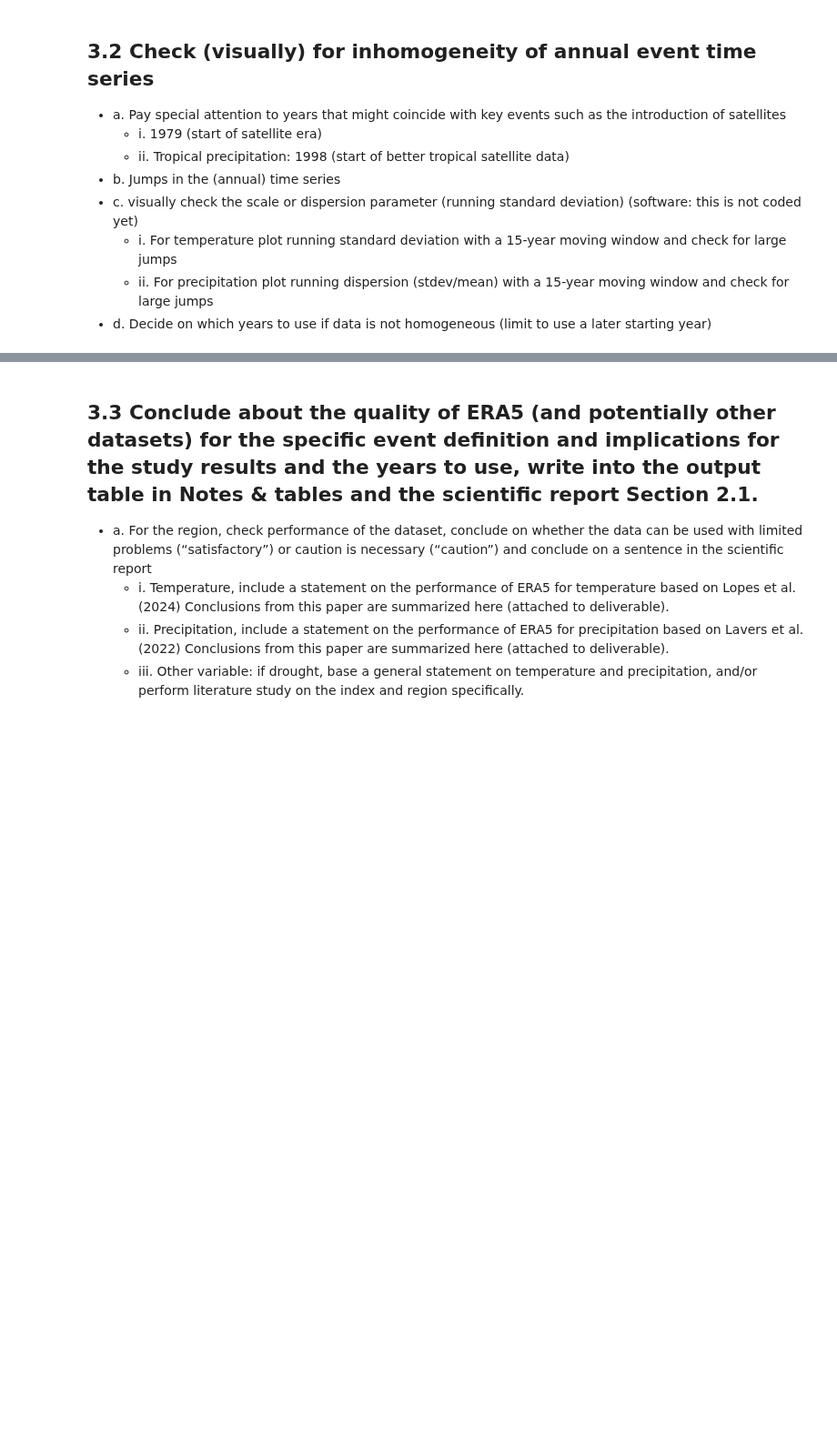
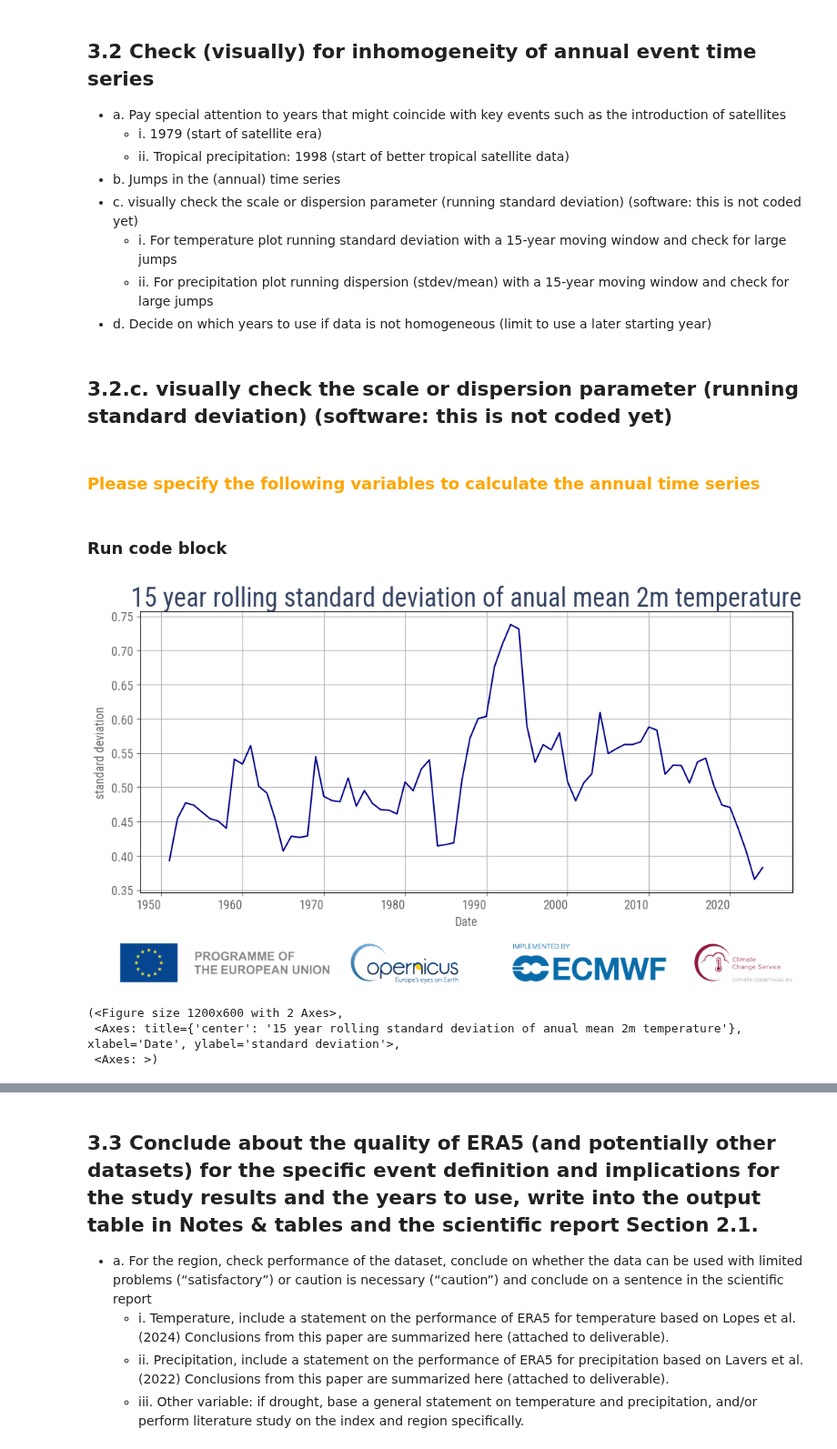
Before and after one commit to izpinto/c3s-451, a Jupyter notebook: library/C3S_TrendAnalysis.ipynb, the cells around one changed output, grey strips where cells are left out. Shown at 91% size. Cells and saved outputs as stored; diff of their text form; code cells hidden in the pictures; blank space fills up the shorter version.

```diff
--- a/library/C3S_TrendAnalysis.ipynb
+++ b/library/C3S_TrendAnalysis.ipynb
@@ -15,3 +75,51 @@
     - i. For temperature plot running standard deviation with a 15-year moving window and check for large jumps
     - ii. For precipitation plot running dispersion (stdev/mean) with a 15-year moving window and check for large jumps
 - d. Decide on which years to use if data is not homogeneous (limit to use a later starting year)
+# %% [markdown]
+## 3.2.c. visually check the scale or dispersion parameter (running standard deviation) (software: this is not coded yet)
+# %% [markdown]
+### <font color='orange'>Please specify the following variables to calculate the annual time series</font>
+# %%
+ts_daily_studyregion_filename = 'ts_daily_studyregion.nc'
+
+yearly_value = 'mean'
+
+padding = 0
+
+month_range = (1, 12)
+
+rolling_value = "std"
+
+window = 15
+
+min_periods = 1
+
+centering = True
+
+title = "15 year rolling standard deviation of anual mean 2m temperature"
+
+y_label = "standard deviation"
+
+line_style = '-'
+# %% [markdown]
+### Run code block
+# %%
+ts_daily_studyregion = xr.open_dataset(os.path.join(your_save_directory, ts_daily_studyregion_filename))
+ts_daily_studyregion = ts_daily_studyregion.to_dataframe().reset_index()[[datetime_col, value_col]]
+
+ts_ann_studyregion = calculate_yearly_value(gdf=ts_daily_studyregion,
+                                            value_col=value_col, datetime_col=datetime_col,
+                                            yearly_value=yearly_value, padding=padding,
+                                            month_range=month_range)
+
+ts_ann_studyregion_15dm = calculate_rolling_window(gdf=ts_ann_studyregion, value_col=value_col, datetime_col="year",
+                                  window=window, method=rolling_value, min_periods=min_periods,
+                                  centering=centering)
+
+plot_timeserie(data=ts_ann_studyregion_15dm, datetime_col="year", value_col=value_col,
+               title=title, x_label="Date", y_label=y_label, line_style=line_style)
+# %% [output]
+[figure, added]
+(<Figure size 1200x600 with 2 Axes>,
+ <Axes: title={'center': '15 year rolling standard deviation of anual mean 2m temperature'}, xlabel='Date', ylabel='standard deviation'>,
+ <Axes: >)
```
Also changed, not shown: parts of 8 cells of this notebook, 3 other files.
